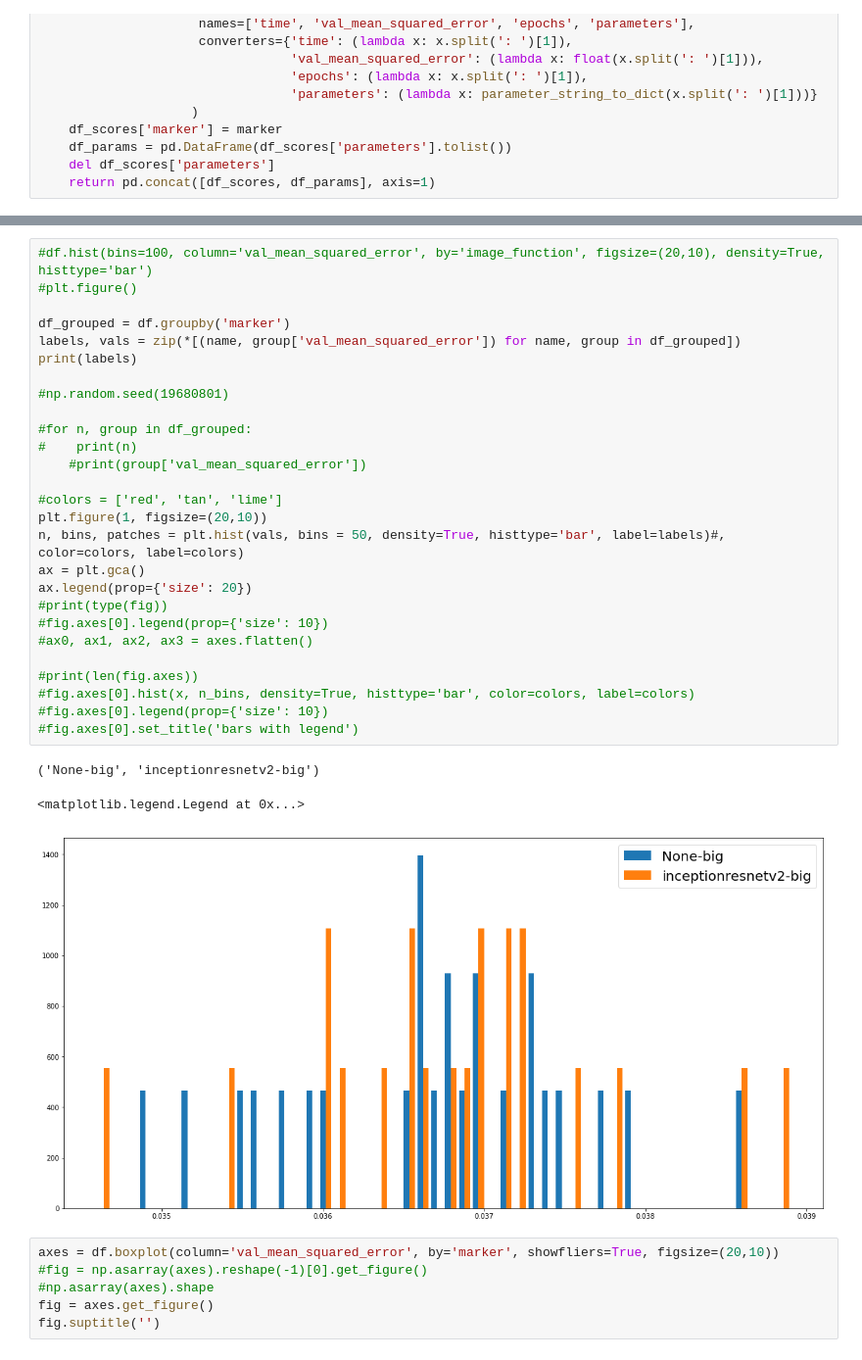
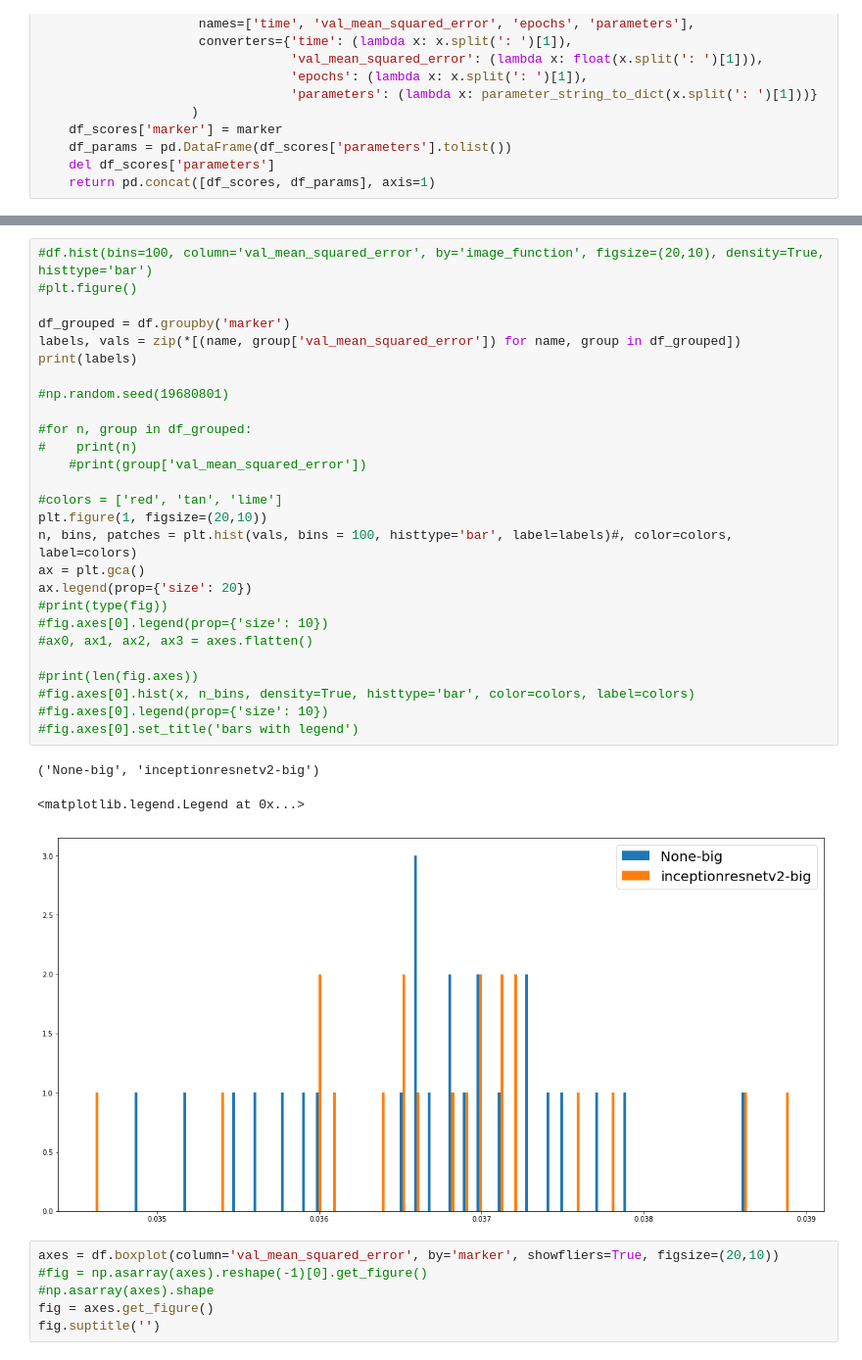
Before and after one commit to ArneBinder/clickbait, a Jupyter notebook: results/clickbait.ipynb, the cells around one changed output, grey strips where cells are left out. Shown at 98% size. Saved outputs shown, nothing was run; the diff lists cells and outputs as text.

```diff
--- a/results/clickbait.ipynb
+++ b/results/clickbait.ipynb
@@ -74,34 +74,34 @@ df
 # %%
 #df.hist(bins=100, column='val_mean_squared_error', by='image_function', figsize=(20,10), density=True, histtype='bar')
 #plt.figure()
 
 df_grouped = df.groupby('marker')
 labels, vals = zip(*[(name, group['val_mean_squared_error']) for name, group in df_grouped])
 print(labels)
 
 #np.random.seed(19680801)
 
 #for n, group in df_grouped:
 #    print(n)
     #print(group['val_mean_squared_error'])
 
 #colors = ['red', 'tan', 'lime']
 plt.figure(1, figsize=(20,10))
-n, bins, patches = plt.hist(vals, bins = 50, density=True, histtype='bar', label=labels)#, color=colors, label=colors)
+n, bins, patches = plt.hist(vals, bins = 100, histtype='bar', label=labels)#, color=colors, label=colors)
 ax = plt.gca()
 ax.legend(prop={'size': 20})
 #print(type(fig))
 #fig.axes[0].legend(prop={'size': 10})
 #ax0, ax1, ax2, ax3 = axes.flatten()
 
 #print(len(fig.axes))
 #fig.axes[0].hist(x, n_bins, density=True, histtype='bar', color=colors, label=colors)
 #fig.axes[0].legend(prop={'size': 10})
 #fig.axes[0].set_title('bars with legend')
 # %% [output]
 ('None-big', 'inceptionresnetv2-big')
 <matplotlib.legend.Legend at 0x...>
-[figure, old version]
+[figure, new version]
 # %%
 axes = df.boxplot(column='val_mean_squared_error', by='marker', showfliers=True, figsize=(20,10))
 #fig = np.asarray(axes).reshape(-1)[0].get_figure()
```
Also changed, not shown: parts of 2 cells of this notebook.
